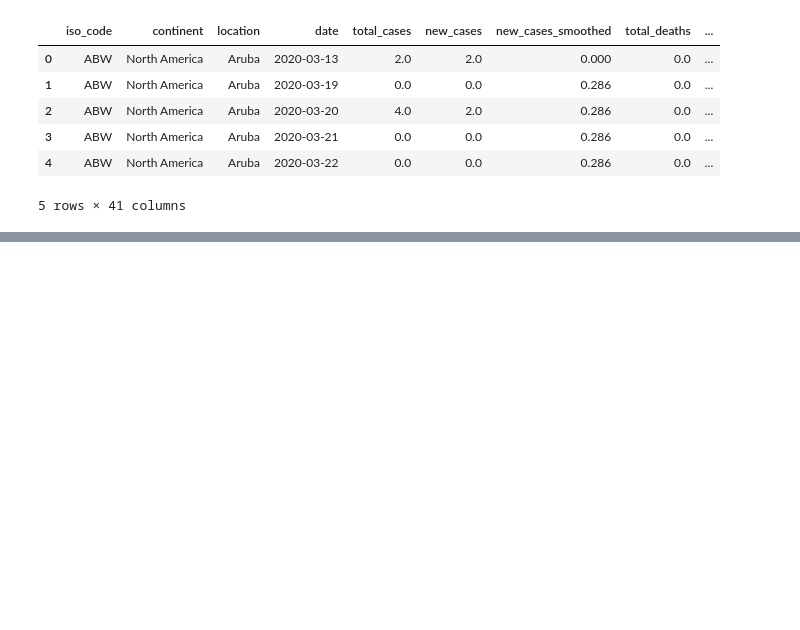
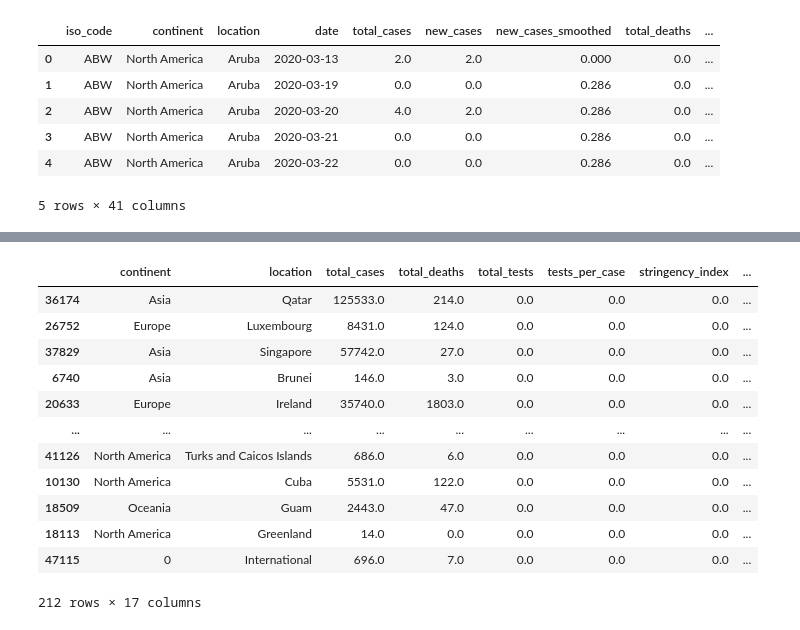
Before and after one commit to skumble27/COVID-19-Causation, a Jupyter notebook: project1.ipynb, the cells around one changed output, grey strips where cells are left out. Saved outputs shown, nothing was run; the diff lists cells and outputs as text; code cells hidden in the pictures; blank space fills up the shorter version.

```diff
--- a/project1.ipynb
+++ b/project1.ipynb
@@ -30,0 +142,18 @@ raw_data_cv19.head()
+# %%
+## Plotting countries on GDP
+continent_group = q1_data_frame.sort_values(by='gdp_per_capita',ascending=False)
+continent_group
+# %% [output]
+|  | continent | location | total_cases | total_deaths | total_tests | tests_per_case | stringency_index | ... |
+| 36174 | Asia | Qatar | 125533.0 | 214.0 | 0.0 | 0.0 | 0.0 | ... |
+| 26752 | Europe | Luxembourg | 8431.0 | 124.0 | 0.0 | 0.0 | 0.0 | ... |
+| 37829 | Asia | Singapore | 57742.0 | 27.0 | 0.0 | 0.0 | 0.0 | ... |
+| 6740 | Asia | Brunei | 146.0 | 3.0 | 0.0 | 0.0 | 0.0 | ... |
+| 20633 | Europe | Ireland | 35740.0 | 1803.0 | 0.0 | 0.0 | 0.0 | ... |
+| ... | ... | ... | ... | ... | ... | ... | ... | ... |
+| 41126 | North America | Turks and Caicos Islands | 686.0 | 6.0 | 0.0 | 0.0 | 0.0 | ... |
+| 10130 | North America | Cuba | 5531.0 | 122.0 | 0.0 | 0.0 | 0.0 | ... |
+| 18509 | Oceania | Guam | 2443.0 | 47.0 | 0.0 | 0.0 | 0.0 | ... |
+| 18113 | North America | Greenland | 14.0 | 0.0 | 0.0 | 0.0 | 0.0 | ... |
+| 47115 | 0 | International | 696.0 | 7.0 | 0.0 | 0.0 | 0.0 | ... |
+212 rows × 17 columns
```
Also changed, not shown: parts of 8 cells of this notebook, 2 other files.
